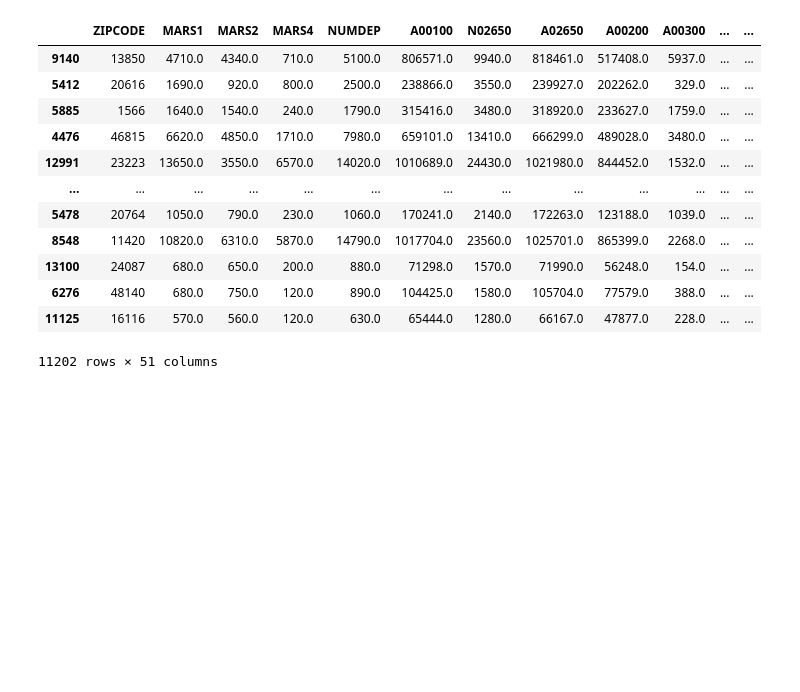
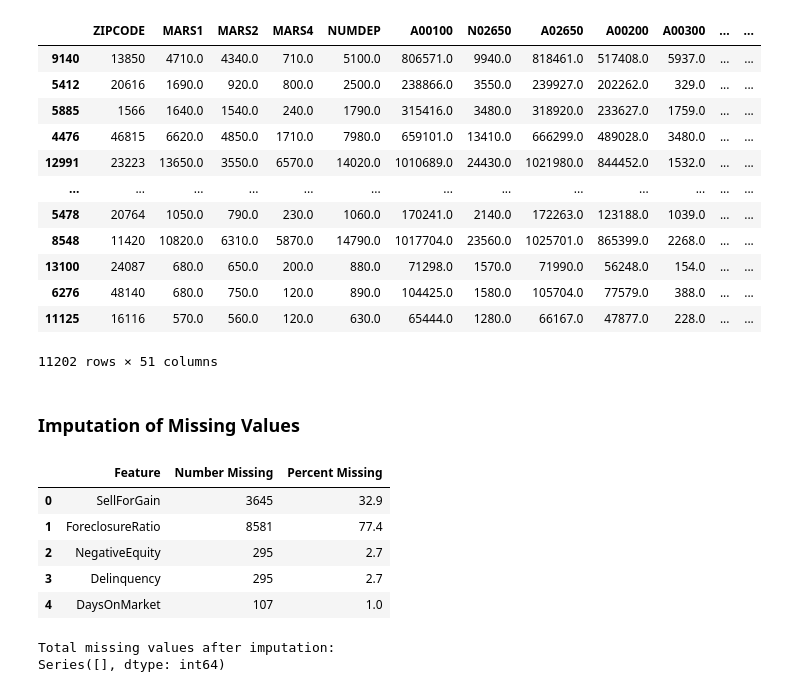
Before and after one commit to kdevoe/aai-500-final-group-4, a Jupyter notebook: HousingDataFinal.ipynb, the cells around one changed output. Drawn from its saved outputs; the diff is of its cells as text; code cells hidden in the pictures; blank space fills up the shorter version.

```diff
--- a/HousingDataFinal.ipynb
+++ b/HousingDataFinal.ipynb
@@ -84,3 +95,43 @@ len of df_eda 11202
 | 6276 | 48140 | 680.0 | 750.0 | 120.0 | 890.0 | 104425.0 | 1580.0 | 105704.0 | 77579.0 | 388.0 | ... | ... |
 | 11125 | 16116 | 570.0 | 560.0 | 120.0 | 630.0 | 65444.0 | 1280.0 | 66167.0 | 47877.0 | 228.0 | ... | ... |
 11202 rows × 51 columns
+# %% [markdown]
+### Imputation of Missing Values
+# %%
+# First remove rows missing the target variable of ZHVI
+df_eda = df_eda[df_eda['ZHVI'].notna()]
+
+# Display the missing values
+missing_values = df_eda.isnull().sum()
+missing_values = missing_values[missing_values > 0]
+
+cols = ['Feature', 'Number Missing', 'Percent Missing']
+missing_df = pd.DataFrame(columns=cols)
+for col in missing_values.index:
+    missing_df.loc[len(missing_df.index)] = {'Feature': col,
+                                    'Number Missing': missing_values[col],
+                                    'Percent Missing': missing_values[col] / len(df_eda) * 100}
+
+pd.set_option('display.float_format', '{:.1f}'.format)
+display(missing_df)
+
+# Impute missing values using KNN
+imputer = KNNImputer(n_neighbors=5)
+
+df_eda_imputed = imputer.fit_transform(df_eda)
+
+# Convert the numpy array back into a dataframe
+df_eda_imputed = pd.DataFrame(df_eda_imputed, columns=df_eda.columns)
+
+missing_values_after = df_eda_imputed.isnull().sum()
+print('\nTotal missing values after imputation:')
+print(missing_values_after[missing_values_after > 0])
+# %% [output]
+|  | Feature | Number Missing | Percent Missing |
+| 0 | SellForGain | 3645 | 32.9 |
+| 1 | ForeclosureRatio | 8581 | 77.4 |
+| 2 | NegativeEquity | 295 | 2.7 |
+| 3 | Delinquency | 295 | 2.7 |
+| 4 | DaysOnMarket | 107 | 1.0 |
+Total missing values after imputation:
+Series([], dtype: int64)
```
Also changed, not shown: parts of 11 cells of this notebook.
